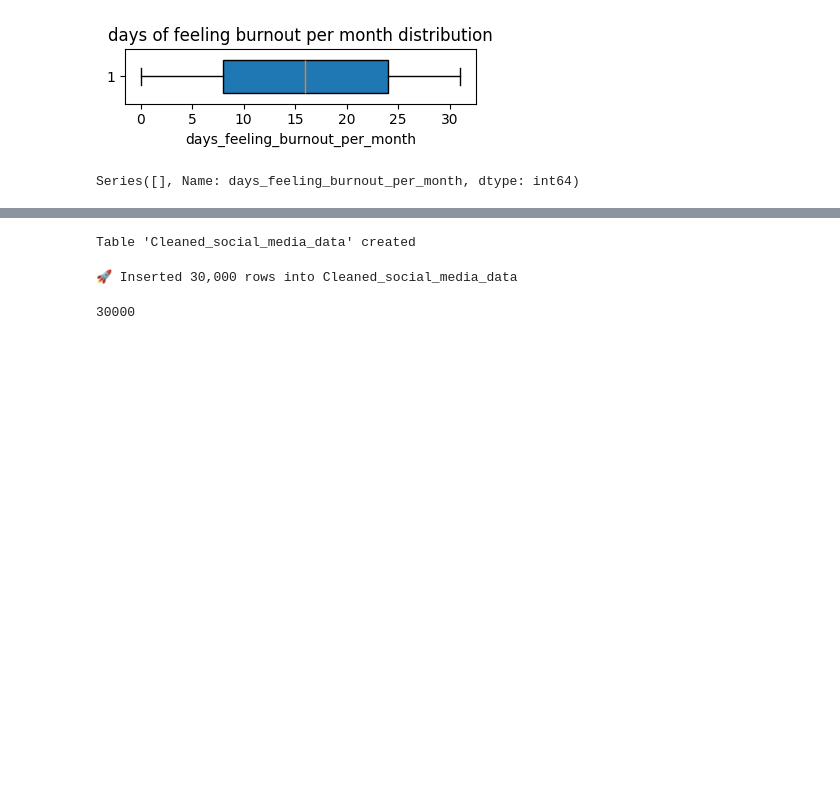
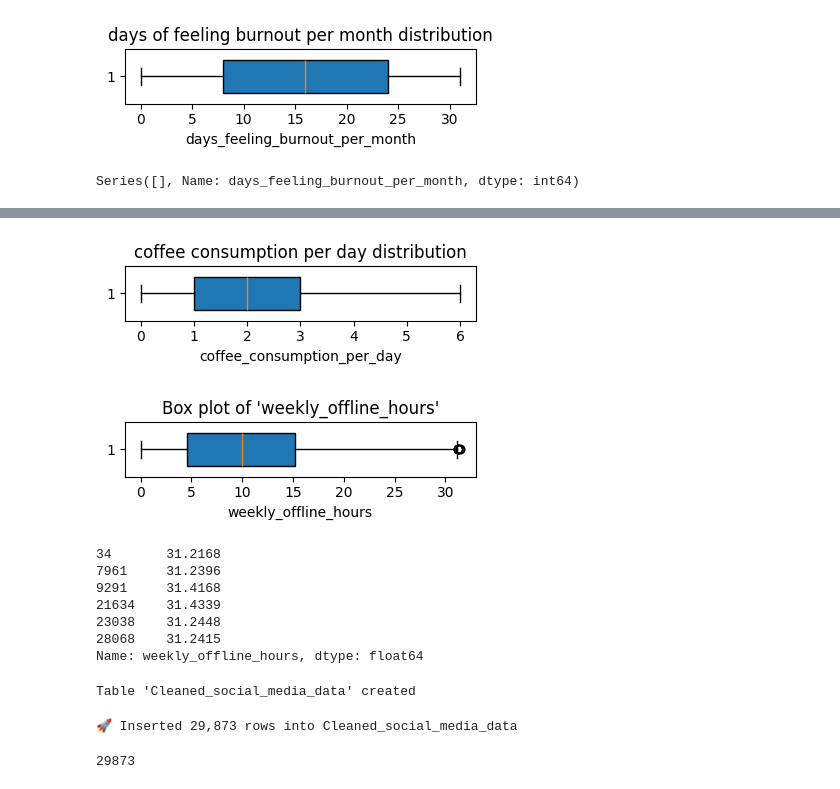
Before and after one commit to melatteshome/social-media-productivity-prediction, a Jupyter notebook: Notebooks/data_preparing.ipynb, the cells around one changed output, grey strips where cells are left out. Cells and saved outputs as stored; diff of their text form; code cells hidden in the pictures; blank space fills up the shorter version.

Commit message:
outlier fixes

```diff
--- a/Notebooks/data_preparing.ipynb
+++ b/Notebooks/data_preparing.ipynb
@@ -111,0 +110,5 @@ dtype: object
+# %%
+#change the data type of some columns to numeric
+
+cleaned_data= convert_columns_to_numeric(df= cleaned_data , columns= ['daily_social_media_time','number_of_notifications','breaks_during_work','work_hours_per_day', 'weekly_offline_hours', 'sleep_hours','coffee_consumption_per_day','days_feeling_burnout_per_month','job_satisfaction_score','stress_level','actual_productivity_score','perceived_productivity_score','screen_time_before_sleep',])
+cleaned_data.dtypes
@@ -135 +166,19 @@ Series([], Name: days_feeling_burnout_per_month, dtype: int64)
+# %%
+# fix outliers
+fixed_outlier_data = fix_outliers( df=cleaned_data, column= 'coffee_consumption_per_day', method='remove')
+fixed_outlier_data =  fix_outliers(df= fixed_outlier_data, column='weekly_offline_hours', method='median')
+# %%
+# test again to make sure the outlier fix has taken place
+show_outliers(series= pd.to_numeric(fixed_outlier_data['coffee_consumption_per_day']) , title="coffee consumption per day distribution",)
+show_outliers(series= fixed_outlier_data['weekly_offline_hours'], )
+# %% [output]
+[figure, added]
+[figure, added]
+34       31.2168
+7961     31.2396
+9291     31.4168
+21634    31.4339
+23038    31.2448
+28068    31.2415
+Name: weekly_offline_hours, dtype: float64
 # %%
@@ -159,7 +208,7 @@ Series([], Name: days_feeling_burnout_per_month, dtype: int64)
 # %% [output]
 Table 'Cleaned_social_media_data' created
 # %%
-# push_dataframe(conn= conn , df= cleaned_data, table_name= 'Cleaned_social_media_data')
+push_dataframe(conn= conn , df= fixed_outlier_data, table_name= 'Cleaned_social_media_data')
 # %% [output]
-🚀 Inserted 30,000 rows into Cleaned_social_media_data
+🚀 Inserted 29,873 rows into Cleaned_social_media_data
-30000
+29873
```
Also changed, not shown: parts of 7 cells of this notebook.
